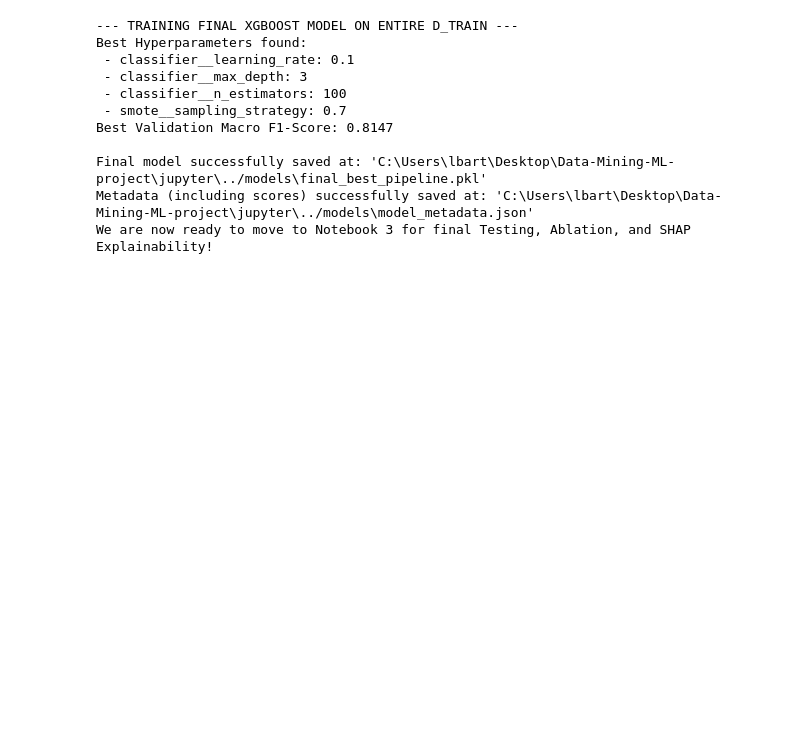
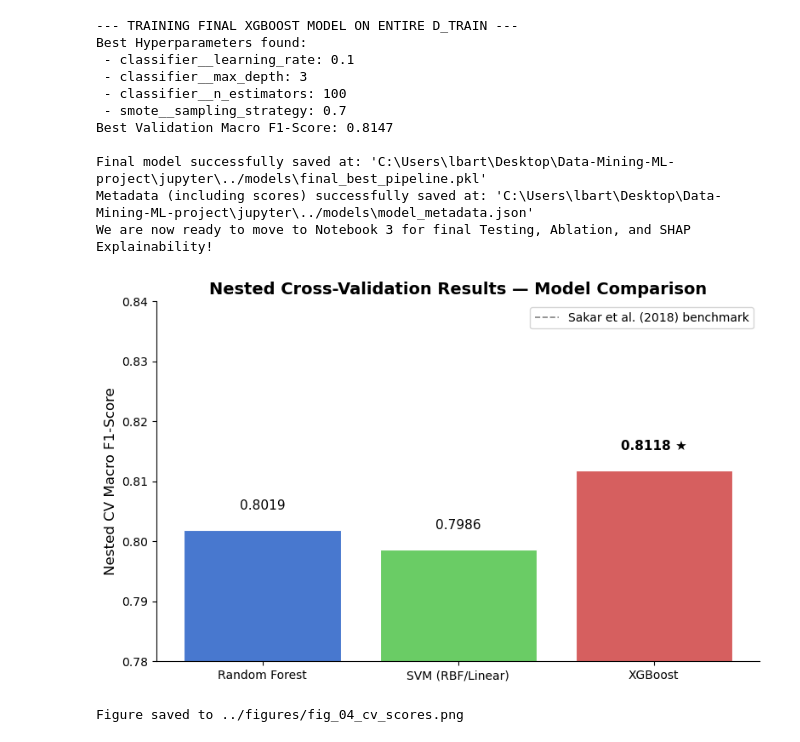
Before and after one commit to DaniloParisi03/Data-Mining-ML-project, a Jupyter notebook: jupyter/2_Nested_CV_and_Strict_Pipelines.ipynb, the cells around one changed output. Cells and saved outputs as stored; diff of their text form; code cells hidden in the pictures; blank space fills up the shorter version.

```diff
--- a/jupyter/2_Nested_CV_and_Strict_Pipelines.ipynb
+++ b/jupyter/2_Nested_CV_and_Strict_Pipelines.ipynb
@@ -262,3 +262,47 @@ Best Validation Macro F1-Score: 0.8147
 Final model successfully saved at: 'C:\Users\lbart\Desktop\Data-Mining-ML-project\jupyter\../models\final_best_pipeline.pkl'
 Metadata (including scores) successfully saved at: 'C:\Users\lbart\Desktop\Data-Mining-ML-project\jupyter\../models\model_metadata.json'
 We are now ready to move to Notebook 3 for final Testing, Ablation, and SHAP Explainability!
+# %%
+import matplotlib.pyplot as plt
+import matplotlib.patches as mpatches
+import os
+
+os.makedirs('../figures', exist_ok=True)
+
+# --- Nested CV Macro F1 comparison bar chart ---
+model_names  = ['Random Forest', 'SVM (RBF/Linear)', 'XGBoost']
+cv_f1_scores = [
+    model_scores['Random Forest'],
+    model_scores['SVM'],
+    model_scores['XGBoost']
+]
+colors = ['#4878CF', '#6ACC65', '#D65F5F']
+champion_idx = cv_f1_scores.index(max(cv_f1_scores))
+
+fig, ax = plt.subplots(figsize=(8, 5))
+bars = ax.bar(model_names, cv_f1_scores, color=colors, edgecolor='white', linewidth=0.8)
+
+# Annotate bars
+for i, (bar, score) in enumerate(zip(bars, cv_f1_scores)):
+    label = f'{score:.4f}'
+    if i == champion_idx:
+        label += ' ★'
+    ax.text(bar.get_x() + bar.get_width() / 2,
+            bar.get_height() + 0.003,
+            label, ha='center', va='bottom',
+            fontsize=11, fontweight='bold' if i == champion_idx else 'normal')
+
+ax.set_ylabel('Nested CV Macro F1-Score', fontsize=12)
+ax.set_title('Nested Cross-Validation Results — Model Comparison', fontsize=14, fontweight='bold')
+ax.set_ylim(0.78, 0.84)
+ax.axhline(0.61, color='grey', linestyle='--', linewidth=1.2, label='Sakar et al. (2018) benchmark')
+ax.legend(fontsize=10)
+ax.spines[['top', 'right']].set_visible(False)
+
+plt.tight_layout()
+plt.savefig('../figures/fig_04_cv_scores.png', dpi=150, bbox_inches='tight')
+plt.show()
+print("Figure saved to ../figures/fig_04_cv_scores.png")
+# %% [output]
+[figure, added]
+Figure saved to ../figures/fig_04_cv_scores.png
```
Also changed, not shown: 10 other files.
